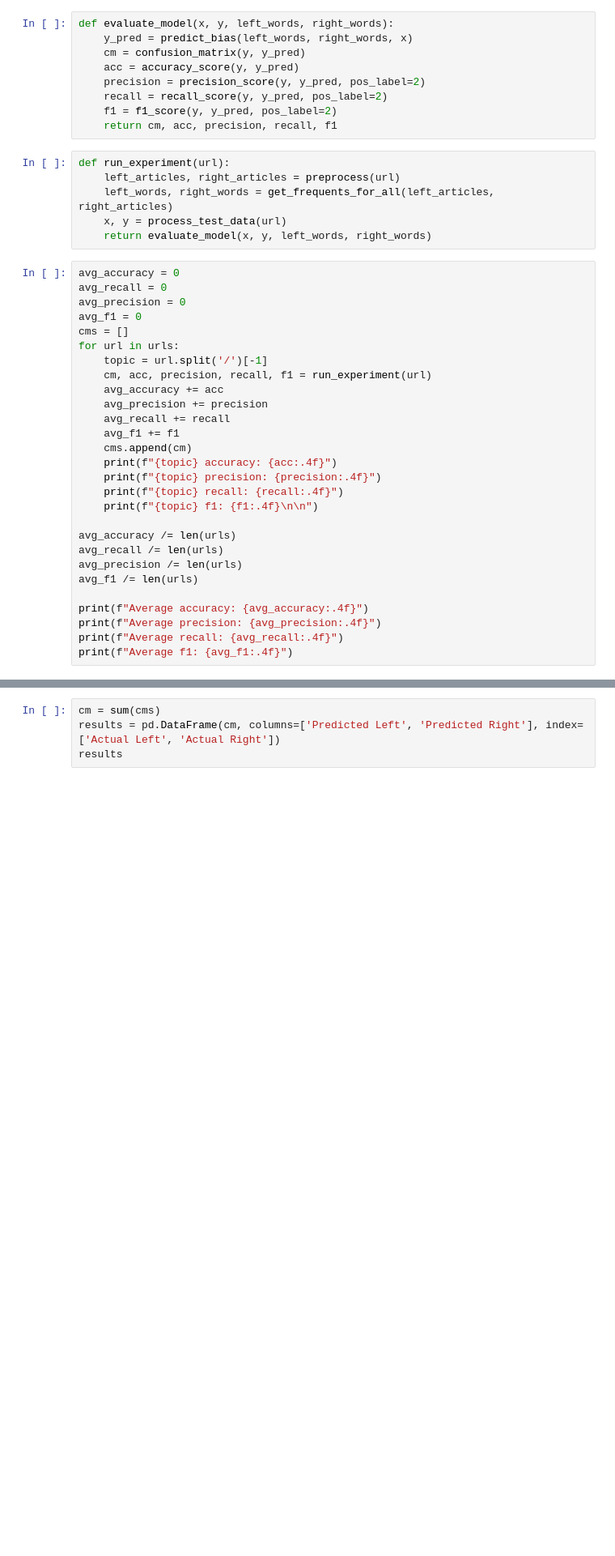
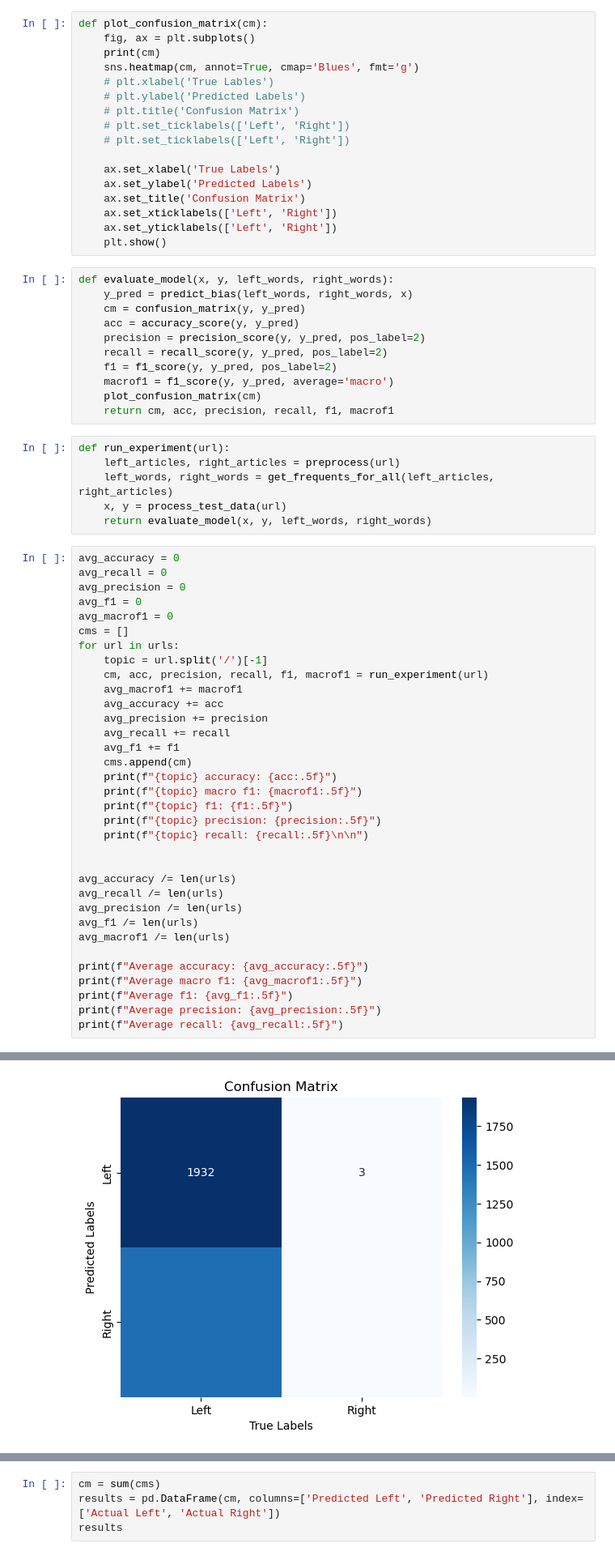
Before and after one commit to Wesley-Allen-01/CSCI4022_FinalProject, a Jupyter notebook: frequent_itemsets.ipynb, the cells around one changed output, grey strips where cells are left out. Shown at 81% size. Cells and saved outputs as stored; diff of their text form; blank space fills up the shorter version.

```diff
--- a/frequent_itemsets.ipynb
+++ b/frequent_itemsets.ipynb
@@ -190,3 +186,20 @@ def plot_confusion_matrix(cm):
+# %%
+def plot_confusion_matrix(cm):
+    fig, ax = plt.subplots()
+    print(cm)
+    sns.heatmap(cm, annot=True, cmap='Blues', fmt='g')
+    # plt.xlabel('True Lables')
+    # plt.ylabel('Predicted Labels')
+    # plt.title('Confusion Matrix')
+    # plt.set_ticklabels(['Left', 'Right'])
+    # plt.set_ticklabels(['Left', 'Right'])
+
+    ax.set_xlabel('True Labels')
+    ax.set_ylabel('Predicted Labels')
+    ax.set_title('Confusion Matrix')
+    ax.set_xticklabels(['Left', 'Right'])
+    ax.set_yticklabels(['Left', 'Right'])
+    plt.show()
 # %%
 def evaluate_model(x, y, left_words, right_words):
     y_pred = predict_bias(left_words, right_words, x)
@@ -195,7 +208,9 @@ def evaluate_model(x, y, left_words, right_words):
     precision = precision_score(y, y_pred, pos_label=2)
     recall = recall_score(y, y_pred, pos_label=2)
     f1 = f1_score(y, y_pred, pos_label=2)
-    return cm, acc, precision, recall, f1
+    macrof1 = f1_score(y, y_pred, average='macro')
+    plot_confusion_matrix(cm)
+    return cm, acc, precision, recall, f1, macrof1
 # %%
 def run_experiment(url):
     left_articles, right_articles = preprocess(url)
@@ -207,27 +222,33 @@ avg_accuracy = 0
 avg_recall = 0
 avg_precision = 0
 avg_f1 = 0
+avg_macrof1 = 0
 cms = []
 for url in urls:
     topic = url.split('/')[-1]
-    cm, acc, precision, recall, f1 = run_experiment(url)
+    cm, acc, precision, recall, f1, macrof1 = run_experiment(url)
+    avg_macrof1 += macrof1
     avg_accuracy += acc
     avg_precision += precision
     avg_recall += recall
     avg_f1 += f1
     cms.append(cm)
-    print(f"{topic} accuracy: {acc:.4f}")
-    print(f"{topic} precision: {precision:.4f}")
-    print(f"{topic} recall: {recall:.4f}")
-    print(f"{topic} f1: {f1:.4f}\n\n")
+    print(f"{topic} accuracy: {acc:.5f}")
+    print(f"{topic} macro f1: {macrof1:.5f}")
+    print(f"{topic} f1: {f1:.5f}")
+    print(f"{topic} precision: {precision:.5f}")
+    print(f"{topic} recall: {recall:.5f}\n\n")
+
 
 avg_accuracy /= len(urls)
 avg_recall /= len(urls)
 avg_precision /= len(urls)
 avg_f1 /= len(urls)
+avg_macrof1 /= len(urls)
 
-print(f"Average accuracy: {avg_accuracy:.4f}")
-print(f"Average precision: {avg_precision:.4f}")
-print(f"Average recall: {avg_recall:.4f}")
-print(f"Average f1: {avg_f1:.4f}")
+print(f"Average accuracy: {avg_accuracy:.5f}")
+print(f"Average macro f1: {avg_macrof1:.5f}")
+print(f"Average f1: {avg_f1:.5f}")
+print(f"Average precision: {avg_precision:.5f}")
+print(f"Average recall: {avg_recall:.5f}")
 # %% [output]
@@ -250,0 +257 @@ Average f1: 0.2112
+[figure, added]
```
Also changed, not shown: parts of 4 cells of this notebook, 2 other files.
